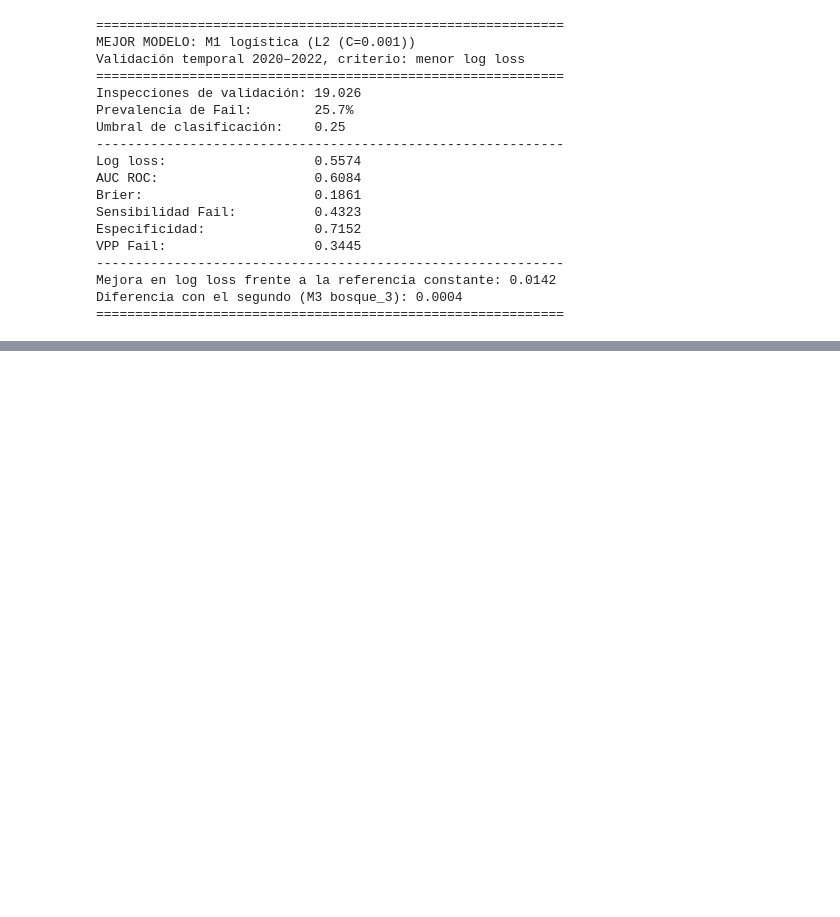
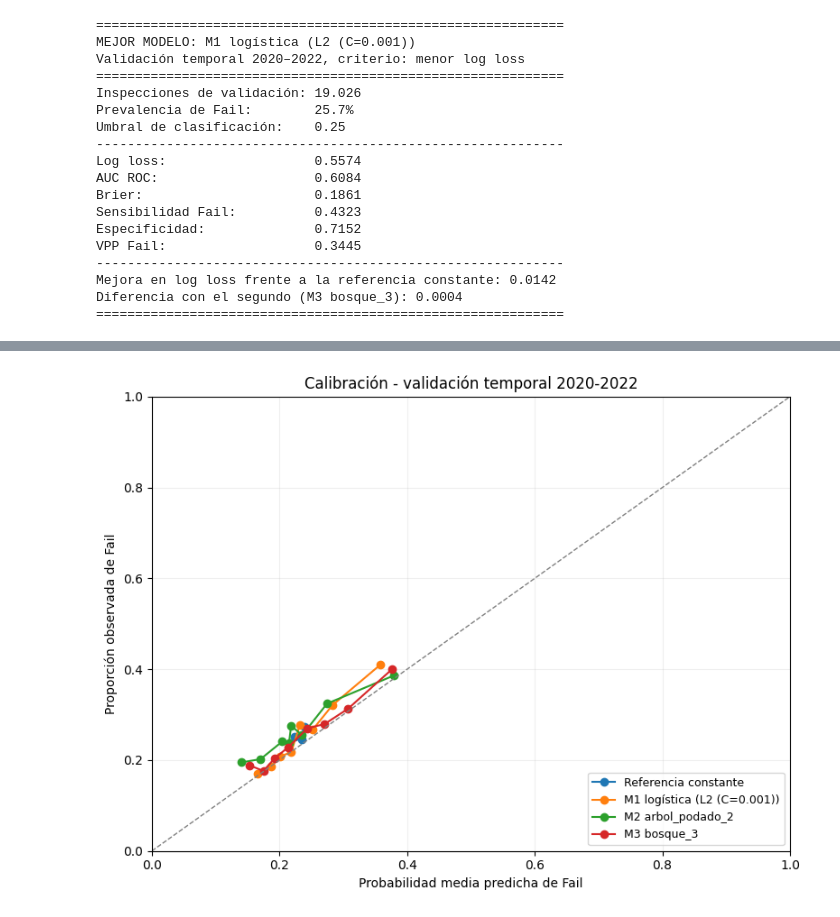
Before and after one commit to jpmondaca/Proyecto-Topicos, a Jupyter notebook: main.ipynb, the cells around one changed output, grey strips where cells are left out. Saved outputs shown, nothing was run; the diff lists cells and outputs as text; code cells hidden in the pictures; blank space fills up the shorter version.

```diff
--- a/main.ipynb
+++ b/main.ipynb
@@ -3326,0 +3532,27 @@ Diferencia con el segundo (M3 bosque_3): 0.0004
+# %%
+fig, ax = plt.subplots(figsize=(8, 6))
+
+# Cada punto corresponde a una fila de la tabla de ese modelo.
+for nombre in predicciones_comparacion:
+    resumen = tabla_calibracion.loc[
+        tabla_calibracion["modelo"].eq(nombre)
+    ]
+    ax.plot(
+        resumen["prob_media"],
+        resumen["proporcion_fail"],
+        marker="o",
+        label=nombre,
+    )
+
+ax.plot([0, 1], [0, 1], linestyle="--", color="gray", linewidth=1)
+ax.set_xlabel("Probabilidad media predicha de Fail")
+ax.set_ylabel("Proporción observada de Fail")
+ax.set_title("Calibración - validación temporal 2020-2022")
+ax.set_xlim(0, 1)
+ax.set_ylim(0, 1)
+ax.legend(loc="lower right", fontsize=9)
+ax.grid(alpha=0.2)
+plt.tight_layout()
+plt.show()
+# %% [output]
+[figure, added]
```
Also changed, not shown: parts of 8 cells of this notebook, 4 other files.
